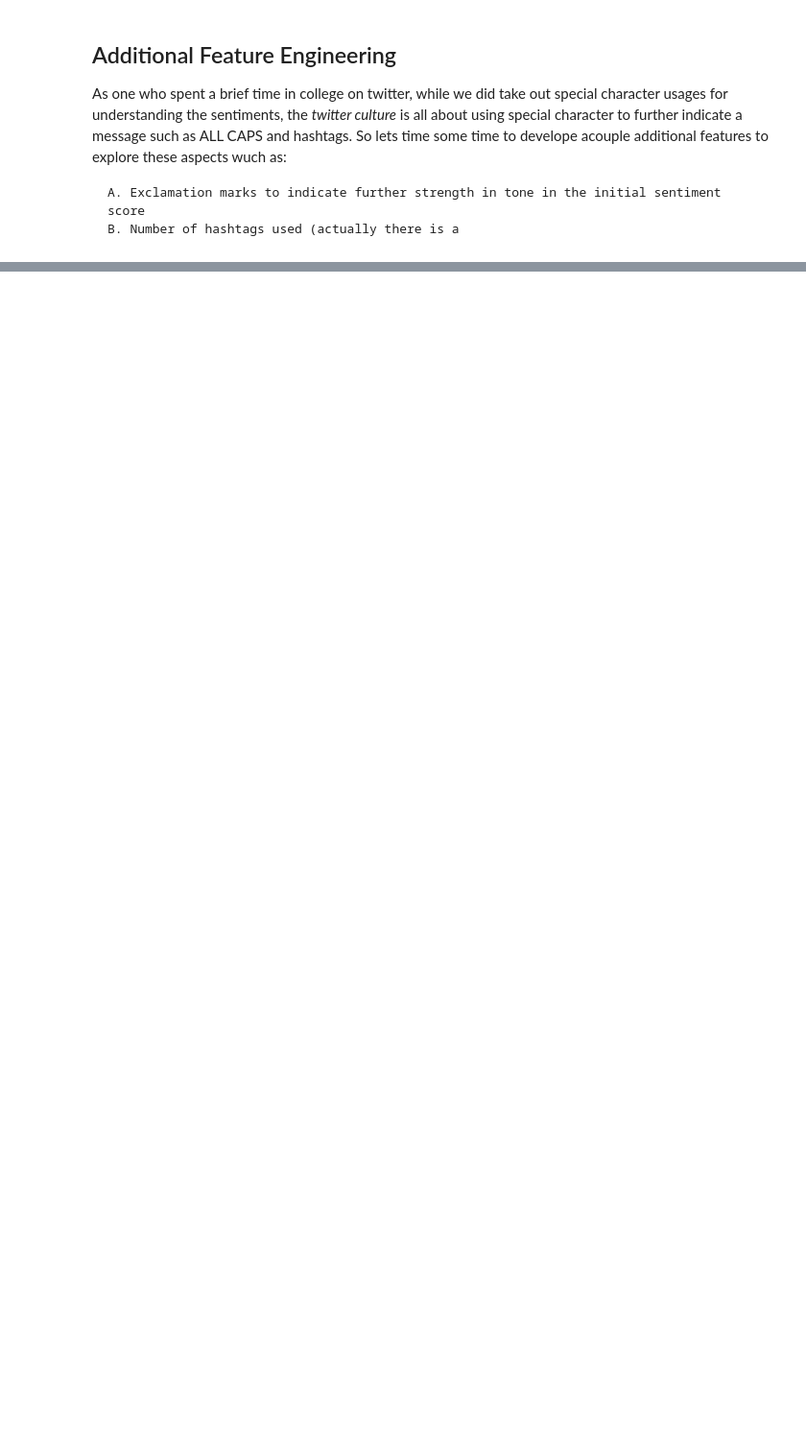
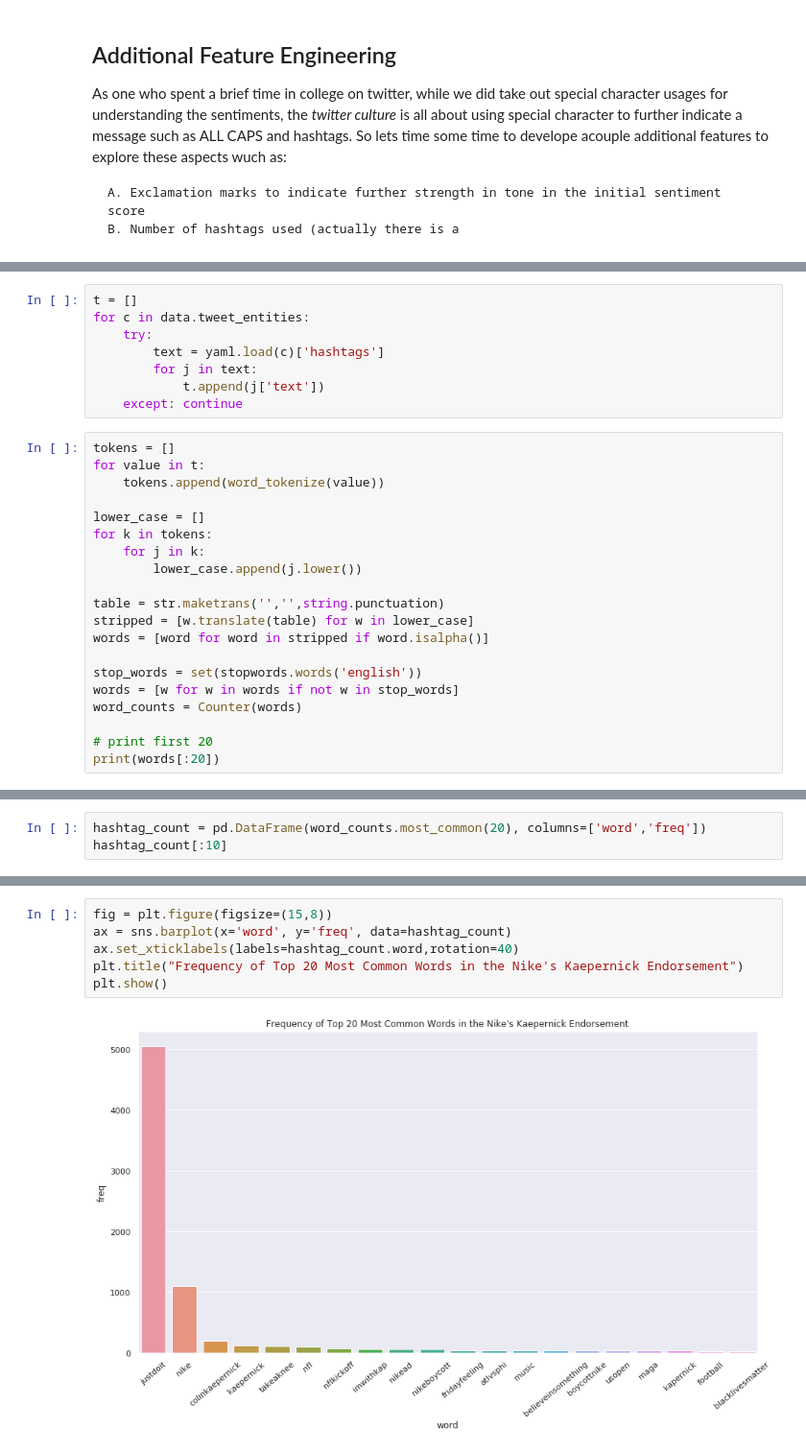
Before and after one commit to naivelogic/NFL-smarter-football, a Jupyter notebook: (dev) Tweeter Analysis on Nike's Kaepernick Endorsement.ipynb, the cells around one changed output, grey strips where cells are left out. Shown at 96% size. Cells and saved outputs as stored; diff of their text form; blank space fills up the shorter version.

```diff
--- a/(dev) Tweeter Analysis on Nike's Kaepernick Endorsement.ipynb
+++ b/(dev) Tweeter Analysis on Nike's Kaepernick Endorsement.ipynb
@@ -230,0 +250,28 @@ As one who spent a brief time in college on twitter, while we did take out speci
+# %%
+t = []
+for c in data.tweet_entities:
+    try:
+        text = yaml.load(c)['hashtags']
+        for j in text:
+            t.append(j['text'])
+    except: continue
+# %%
+tokens = []
+for value in t:
+    tokens.append(word_tokenize(value))
+
+lower_case = []
+for k in tokens:
+    for j in k:
+        lower_case.append(j.lower())
+
+table = str.maketrans('','',string.punctuation)
+stripped = [w.translate(table) for w in lower_case]
+words = [word for word in stripped if word.isalpha()]
+
+stop_words = set(stopwords.words('english'))
+words = [w for w in words if not w in stop_words]
+word_counts = Counter(words)
+
+# print first 20
+print(words[:20])
@@ -230,0 +280,3 @@ As one who spent a brief time in college on twitter, while we did take out speci
+# %%
+hashtag_count = pd.DataFrame(word_counts.most_common(20), columns=['word','freq'])
+hashtag_count[:10]
@@ -230,0 +295,8 @@ As one who spent a brief time in college on twitter, while we did take out speci
+# %%
+fig = plt.figure(figsize=(15,8))
+ax = sns.barplot(x='word', y='freq', data=hashtag_count)
+ax.set_xticklabels(labels=hashtag_count.word,rotation=40)
+plt.title("Frequency of Top 20 Most Common Words in the Nike's Kaepernick Endorsement")
+plt.show()
+# %% [output]
+[figure, added]
```
Also changed, not shown: parts of 7 cells of this notebook.
